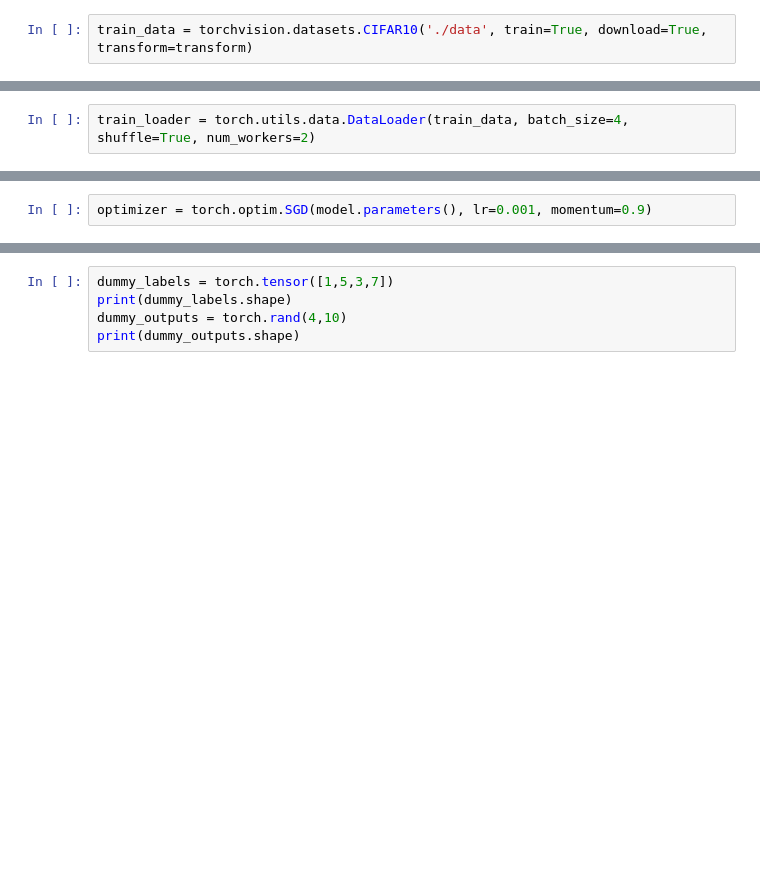
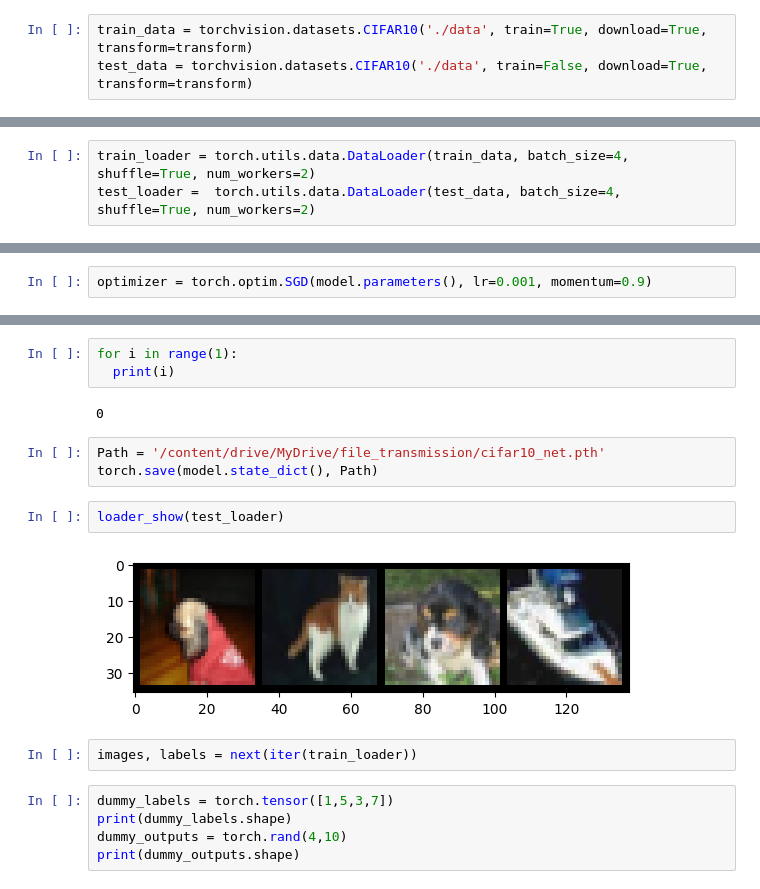
Before and after one commit to macorony/NeuralNetwork, a Jupyter notebook: train_model_pytorch.ipynb, the cells around one changed output, grey strips where cells are left out. Cells and saved outputs as stored; diff of their text form; blank space fills up the shorter version.

```diff
--- a/train_model_pytorch.ipynb
+++ b/train_model_pytorch.ipynb
@@ -17,4 +17,5 @@ cpu
 transform = transforms.Compose([transforms.ToTensor()])
 # %%
 train_data = torchvision.datasets.CIFAR10('./data', train=True, download=True, transform=transform)
+test_data = torchvision.datasets.CIFAR10('./data', train=False, download=True, transform=transform)
 # %% [output]
@@ -23,5 +24,6 @@ Extracting ./data/cifar-10-python.tar.gz to ./data
 # %%
 train_loader = torch.utils.data.DataLoader(train_data, batch_size=4, shuffle=True, num_workers=2)
+test_loader =  torch.utils.data.DataLoader(test_data, batch_size=4, shuffle=True, num_workers=2)
 # %%
 for i, data in enumerate(train_loader):
   print(train_loader)
@@ -119,3 +145,17 @@ optimizer = torch.optim.SGD(model.parameters(), lr=0.001, momentum=0.9)
+# %%
+for i in range(1):
+  print(i)
+# %% [output]
+0
+# %%
+Path = '/content/drive/MyDrive/file_transmission/cifar10_net.pth'
+torch.save(model.state_dict(), Path)
+# %%
+loader_show(test_loader)
+# %% [output]
+[figure, added]
+# %%
+images, labels = next(iter(train_loader))
 # %%
 dummy_labels = torch.tensor([1,5,3,7])
 print(dummy_labels.shape)
```
Also changed, not shown: parts of 8 cells of this notebook.
